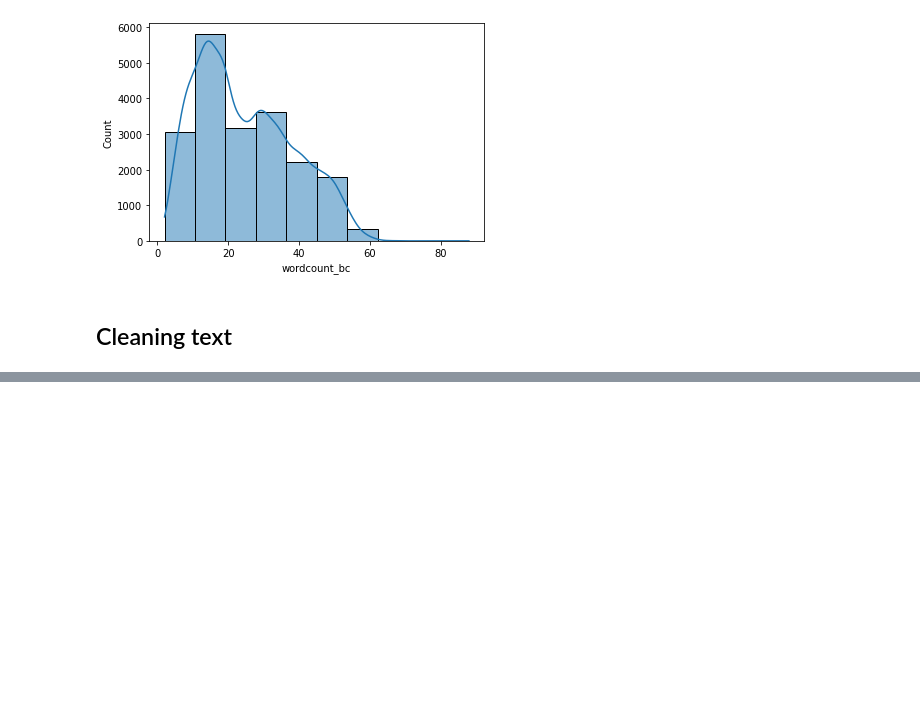
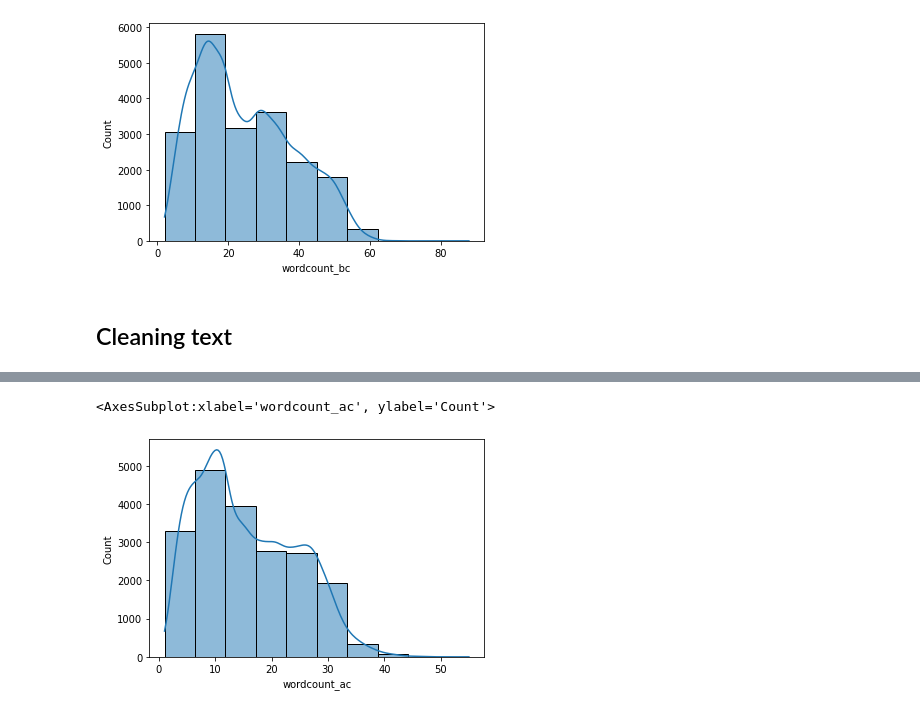
Before and after one commit to YigitAgalar/twitter-scraping-preprocessing, a Jupyter notebook: TweetPreProcessing.ipynb, the cells around one changed output, grey strips where cells are left out. Saved outputs shown, nothing was run; the diff lists cells and outputs as text; code cells hidden in the pictures; blank space fills up the shorter version.

```diff
--- a/TweetPreProcessing.ipynb
+++ b/TweetPreProcessing.ipynb
@@ -176,0 +173,5 @@ plt.show()
+# %%
+sns.histplot(data=df['wordcount_ac'],bins=10,kde=True)
+# %% [output]
+<AxesSubplot:xlabel='wordcount_ac', ylabel='Count'>
+[figure, added]
```
Also changed, not shown: parts of 26 cells of this notebook.
